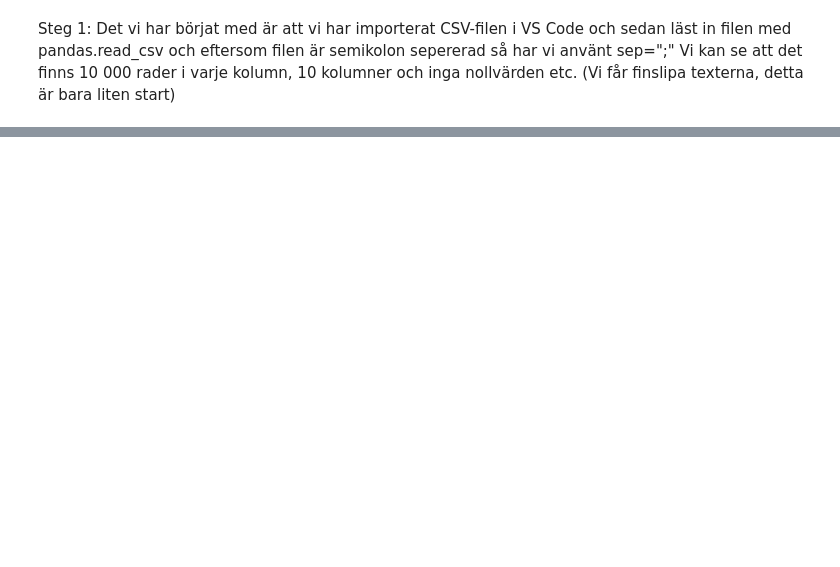
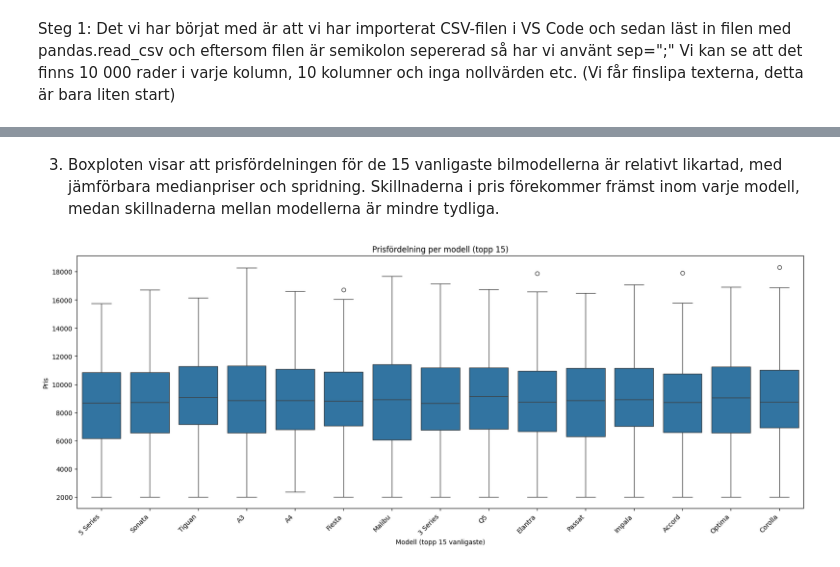
Before and after one commit to Pixelatrix/MachineLearning, a Jupyter notebook: Lillia/Lillia.ipynb, the cells around one changed output, grey strips where cells are left out. Cells and saved outputs as stored; diff of their text form; code cells hidden in the pictures; blank space fills up the shorter version.

```diff
--- a/Lillia/Lillia.ipynb
+++ b/Lillia/Lillia.ipynb
@@ -219,0 +144,18 @@ print(X_test_prepared.shape)
+# %% [markdown]
+3. Boxploten visar att prisfördelningen för de 15 vanligaste bilmodellerna är relativt likartad, med jämförbara medianpriser och spridning. Skillnaderna i pris förekommer främst inom varje modell, medan skillnaderna mellan modellerna är mindre tydliga.
+# %%
+# Modell vs Pris (Model är kategorisk)
+# För många unika modeller gör en scatter-plot svårtolkad, så vi visar boxplot för de vanligaste modellerna.
+
+plt.figure(figsize=(20,7))
+
+top_models = EDA_train_df['Model'].value_counts().head(15).index
+sns.boxplot(data=EDA_train_df[EDA_train_df['Model'].isin(top_models)],
+            x='Model', y='Price')
+plt.xlabel("Modell (topp 15 vanligaste)")
+plt.ylabel("Pris")
+plt.xticks(rotation=45, ha='right')
+plt.title("Prisfördelning per modell (topp 15)")
+plt.show()
+# %% [output]
+[figure, added]
```
Also changed, not shown: parts of 51 cells of this notebook.
